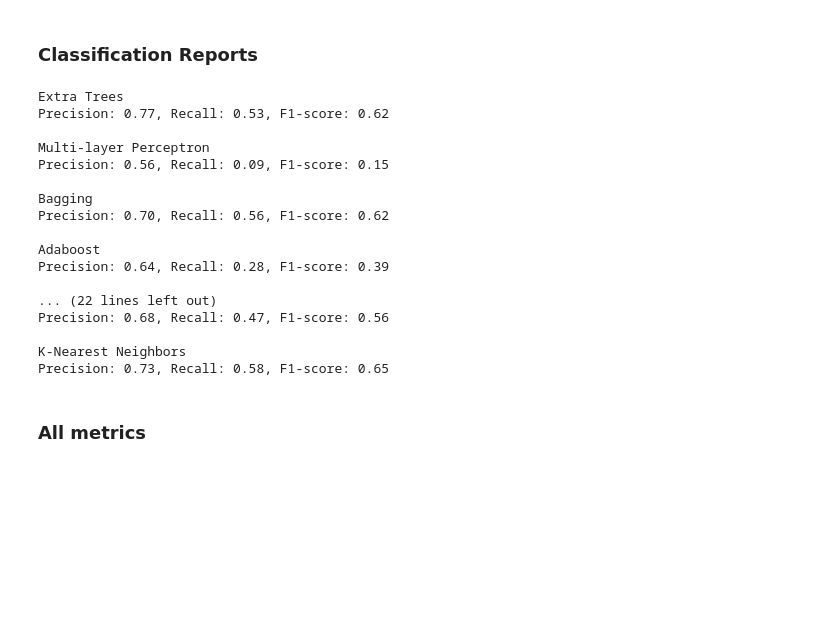
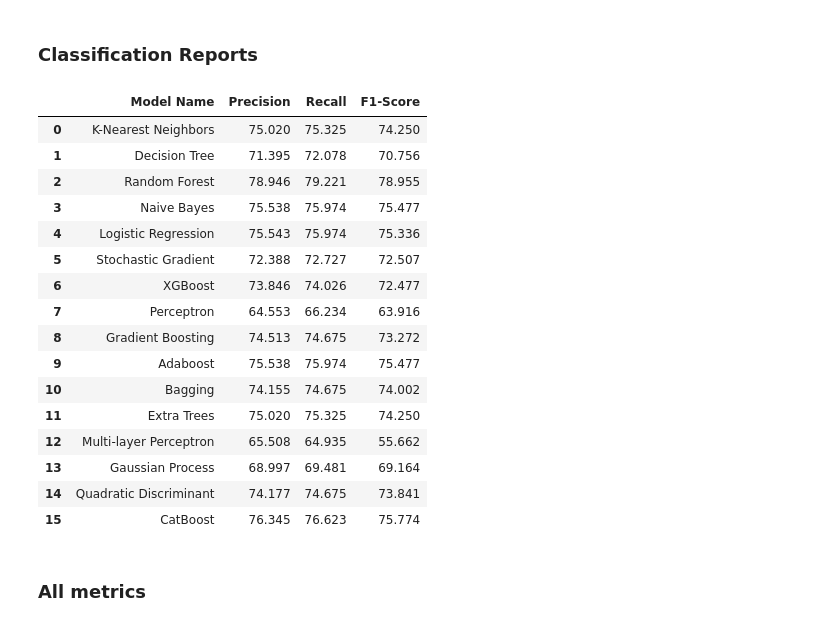
Before and after one commit to hmantovani/hmantovani, a Jupyter notebook: diabetes/diabetes.ipynb, the cells around one changed output. Saved outputs shown, nothing was run; the diff lists cells and outputs as text; code cells hidden in the pictures; blank space fills up the shorter version.

```diff
--- a/diabetes/diabetes.ipynb
+++ b/diabetes/diabetes.ipynb
@@ -1112,51 +1173,51 @@ K-Nearest Neighbors
 # %%
 # Initialize lists to store metrics
 model_names = []
 precision_list, recall_list, f1_list = [], [], []
 
 for model, prediction in zip(models, predictions):
     if model == "XGBoost":
-        report = classification_report(y_test_LE.values.ravel(), prediction, output_dict=True)
+        report = classification_report(y_test.values.ravel(), prediction, output_dict=True)
     else:
         report = classification_report(y_test.values.ravel(), prediction, output_dict=True)
 
     precision = round(report['weighted avg']['precision']*100, 3)
     recall = round(report['weighted avg']['recall']*100, 3)
     f1 = round(report['weighted avg']['f1-score']*100, 3)
 
     model_names.append(model)
     precision_list.append(precision)
     recall_list.append(recall)
     f1_list.append(f1)
 
 # Create the DataFrame including accuracy and ROC-AUC score
 cr_data = {
     'Model Name': model_names,
     'Precision': precision_list,
     'Recall': recall_list,
     'F1-Score': f1_list
 }
 
 cr_df = pd.DataFrame(cr_data)
 cr_df
 # %% [output]
-Extra Trees
-Precision: 0.77, Recall: 0.53, F1-score: 0.62
-
-Multi-layer Perceptron
-Precision: 0.56, Recall: 0.09, F1-score: 0.15
-
-Bagging
-Precision: 0.70, Recall: 0.56, F1-score: 0.62
-
-Adaboost
-Precision: 0.64, Recall: 0.28, F1-score: 0.39
-
-... (22 lines left out)
-Precision: 0.68, Recall: 0.47, F1-score: 0.56
-
-K-Nearest Neighbors
-Precision: 0.73, Recall: 0.58, F1-score: 0.65
+|  | Model Name | Precision | Recall | F1-Score |
+| 0 | K-Nearest Neighbors | 75.020 | 75.325 | 74.250 |
+| 1 | Decision Tree | 71.395 | 72.078 | 70.756 |
+| 2 | Random Forest | 78.946 | 79.221 | 78.955 |
+| 3 | Naive Bayes | 75.538 | 75.974 | 75.477 |
+| 4 | Logistic Regression | 75.543 | 75.974 | 75.336 |
+| 5 | Stochastic Gradient | 72.388 | 72.727 | 72.507 |
+| 6 | XGBoost | 73.846 | 74.026 | 72.477 |
+| 7 | Perceptron | 64.553 | 66.234 | 63.916 |
+| 8 | Gradient Boosting | 74.513 | 74.675 | 73.272 |
+| 9 | Adaboost | 75.538 | 75.974 | 75.477 |
+| 10 | Bagging | 74.155 | 74.675 | 74.002 |
+| 11 | Extra Trees | 75.020 | 75.325 | 74.250 |
+| 12 | Multi-layer Perceptron | 65.508 | 64.935 | 55.662 |
+| 13 | Gaussian Process | 68.997 | 69.481 | 69.164 |
+| 14 | Quadratic Discriminant | 74.177 | 74.675 | 73.841 |
+| 15 | CatBoost | 76.345 | 76.623 | 75.774 |
 # %% [markdown]
 ### All metrics
 # %%
```
Also changed, not shown: parts of 17 cells of this notebook, 4 other files.
